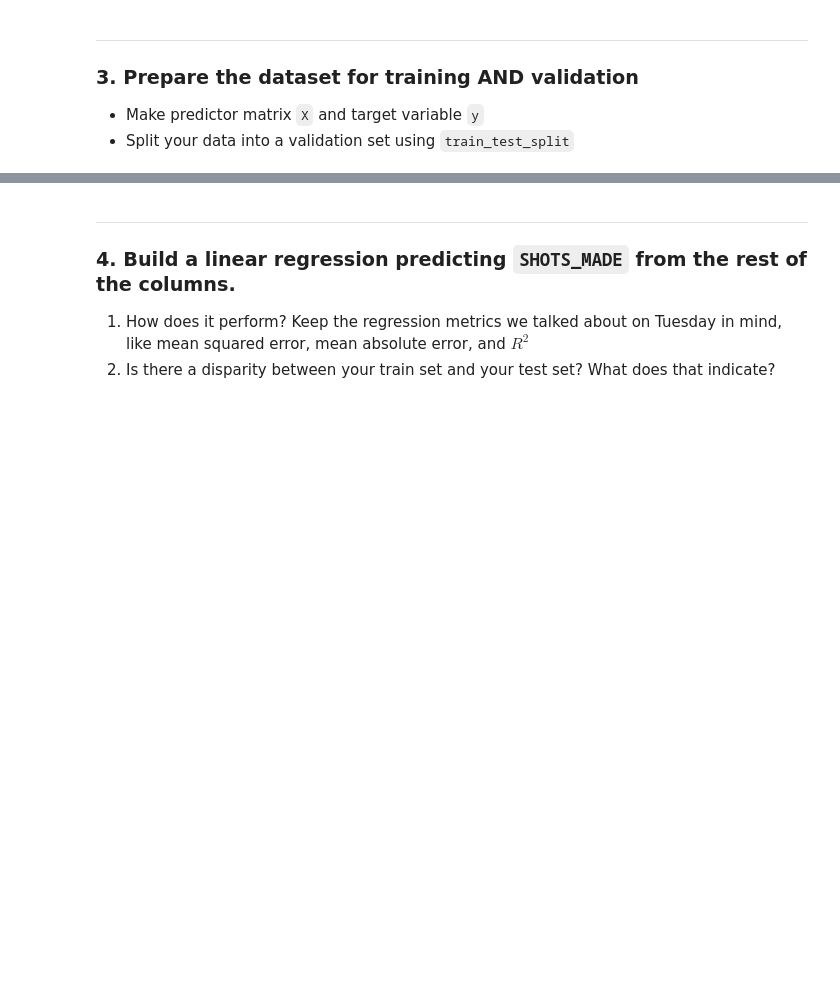
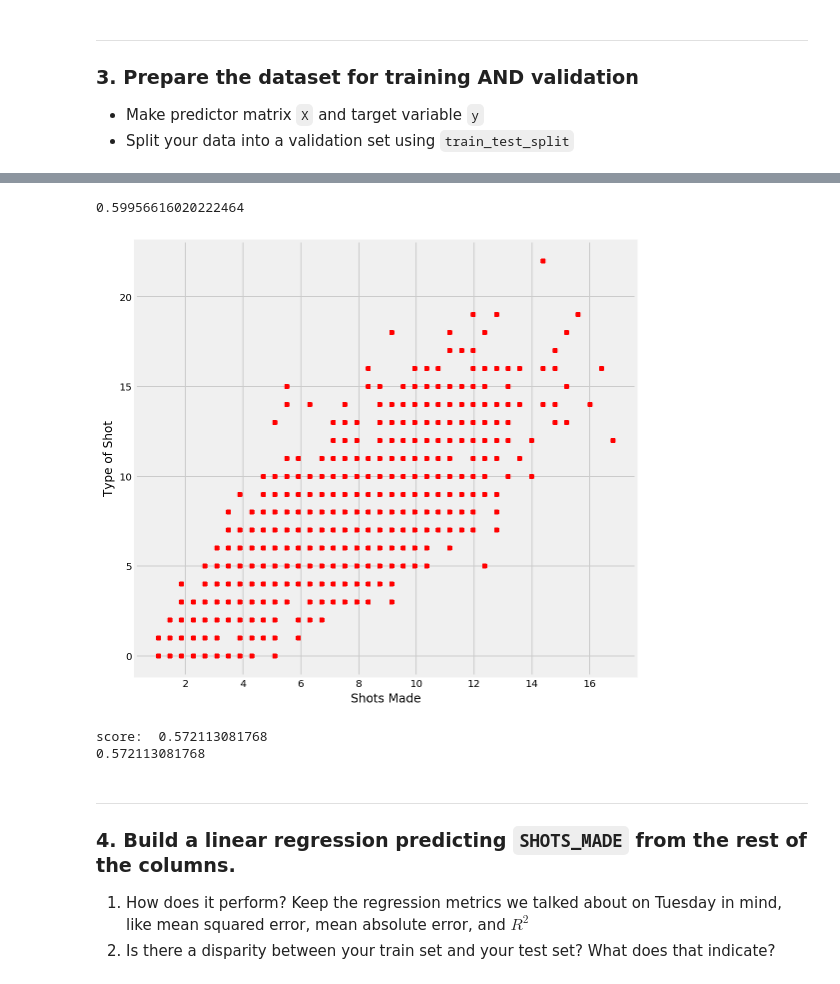
Before and after one commit to yangliu222/DS-SF-42, a Jupyter notebook: classes/08/notebooks/regression-regularization_kobe_shots-activity/kobe-shots-made-regularization-activity.ipynb, the cells around one changed output, grey strips where cells are left out. Saved outputs shown, nothing was run; the diff lists cells and outputs as text; code cells hidden in the pictures; blank space fills up the shorter version.

```diff
--- a/classes/08/notebooks/regression-regularization_kobe_shots-activity/kobe-shots-made-regularization-activity.ipynb
+++ b/classes/08/notebooks/regression-regularization_kobe_shots-activity/kobe-shots-made-regularization-activity.ipynb
@@ -73,0 +131,10 @@ kobe = pd.read_csv('./datasets/kobe_superwide_games.csv')
+# %%
+# A:
+target = kobe[["SHOTS_MADE"]]
+
+X = kobe[["SHOT_TYPE:2pt_field_goal"]]
+y = target
+
+lm = LinearRegression()
+
+lm.fit(X, y)
@@ -73,0 +143,4 @@ kobe = pd.read_csv('./datasets/kobe_superwide_games.csv')
+# %%
+from sklearn.model_selection import train_test_split
+
+X_train, X_test, y_train, y_test = train_test_split(X, y, test_size= 0.25)
@@ -74,3 +165,25 @@ kobe = pd.read_csv('./datasets/kobe_superwide_games.csv')
+# %%
+lm = LinearRegression()
+lm.fit(X_train, y_train)
+lm.score(X_test, y_test)
+# %% [output]
+0.59956616020222464
+# %%
+predictions = lm.predict(X)
+score = lm.score(X, y)
+
+# Plot the model
+plt.figure(figsize=(8,8))
+plt.scatter(predictions, y, s=30, c='r', marker='+', zorder=10)
+plt.xlabel("Shots Made")
+plt.ylabel("Type of Shot")
+plt.show()
+
+print "score: ", score
+# %% [output]
+[figure, added]
+score:  0.572113081768
+0.572113081768
 # %% [markdown]
 ---
 
```
Also changed, not shown: parts of 34 cells of this notebook, 2 other files.
